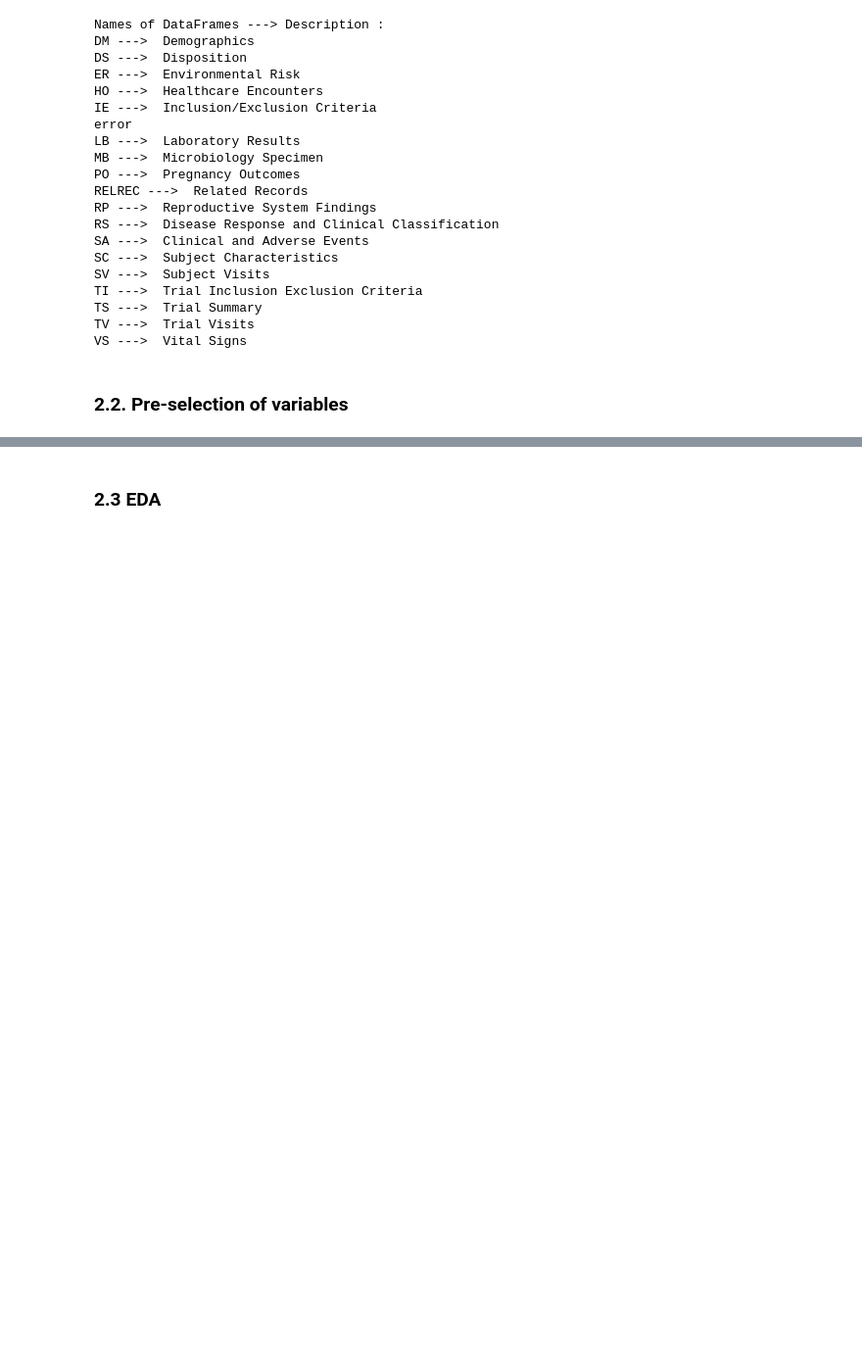
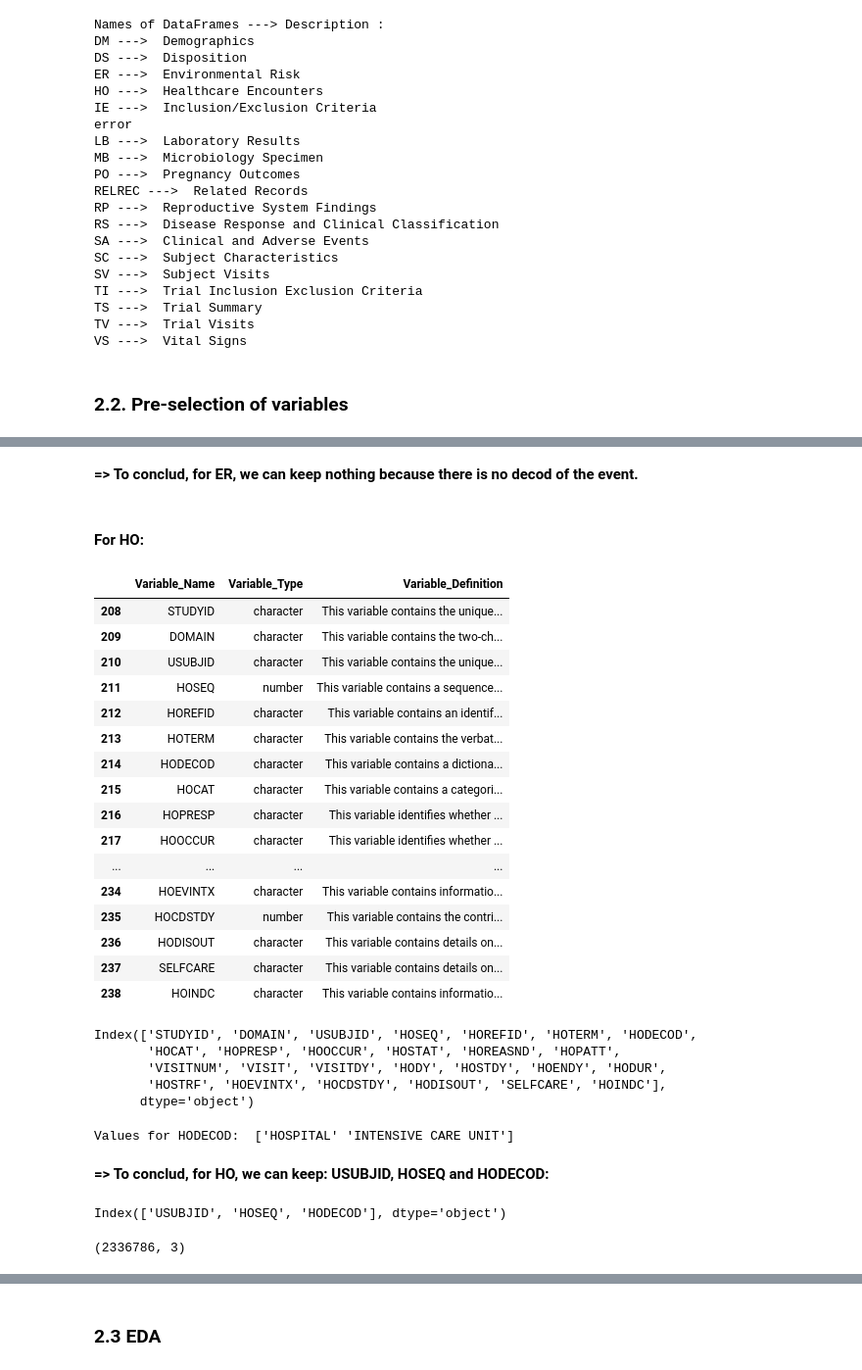
Before and after one commit to CS-433/ml-project-2-digdata_project2, a Jupyter notebook: project2.ipynb, the cells around one changed output, grey strips where cells are left out. Shown at 98% size. Saved outputs shown, nothing was run; the diff lists cells and outputs as text; code cells hidden in the pictures; blank space fills up the shorter version.

```diff
--- a/project2.ipynb
+++ b/project2.ipynb
@@ -84,0 +336,52 @@ df_profile_var
+# %% [markdown]
+**=> To conclud, for ER, we can keep nothing because there is no decod of the event.**
+# %% [markdown]
+#### For HO:
+# %%
+# See variables for HO
+pd.set_option("display.max_colwidth", 1000)
+data_description.loc[data_description.Domain==HO.name, ['Variable_Name', 'Variable_Type', 'Variable_Definition']]
+# %% [output]
+|  | Variable_Name | Variable_Type | Variable_Definition |
+| 208 | STUDYID | character | This variable contains the unique... |
+| 209 | DOMAIN | character | This variable contains the two-ch... |
+| 210 | USUBJID | character | This variable contains the unique... |
+| 211 | HOSEQ | number | This variable contains a sequence... |
+| 212 | HOREFID | character | This variable contains an identif... |
+| 213 | HOTERM | character | This variable contains the verbat... |
+| 214 | HODECOD | character | This variable contains a dictiona... |
+| 215 | HOCAT | character | This variable contains a categori... |
+| 216 | HOPRESP | character | This variable identifies whether ... |
+| 217 | HOOCCUR | character | This variable identifies whether ... |
+| ... | ... | ... | ... |
+| 234 | HOEVINTX | character | This variable contains informatio... |
+| 235 | HOCDSTDY | number | This variable contains the contri... |
+| 236 | HODISOUT | character | This variable contains details on... |
+| 237 | SELFCARE | character | This variable contains details on... |
+| 238 | HOINDC | character | This variable contains informatio... |
+# %%
+# Columns really in HO
+HO.columns
+# %% [output]
+Index(['STUDYID', 'DOMAIN', 'USUBJID', 'HOSEQ', 'HOREFID', 'HOTERM', 'HODECOD',
+       'HOCAT', 'HOPRESP', 'HOOCCUR', 'HOSTAT', 'HOREASND', 'HOPATT',
+       'VISITNUM', 'VISIT', 'VISITDY', 'HODY', 'HOSTDY', 'HOENDY', 'HODUR',
+       'HOSTRF', 'HOEVINTX', 'HOCDSTDY', 'HODISOUT', 'SELFCARE', 'HOINDC'],
+      dtype='object')
+# %%
+# Investigate HODECOD
+print('Values for HODECOD: ', HO['HODECOD'].unique())
+# %% [output]
+Values for HODECOD:  ['HOSPITAL' 'INTENSIVE CARE UNIT']
+# %% [markdown]
+**=> To conclud, for HO, we can keep: USUBJID, HOSEQ and HODECOD:**
+# %%
+# Keep only some columns for HO
+HO = HO[['USUBJID', 'HOSEQ', 'HODECOD']]
+HO.columns
+# %% [output]
+Index(['USUBJID', 'HOSEQ', 'HODECOD'], dtype='object')
+# %%
+HO.shape
+# %% [output]
+(2336786, 3)
```
Also changed, not shown: parts of 41 cells of this notebook.
